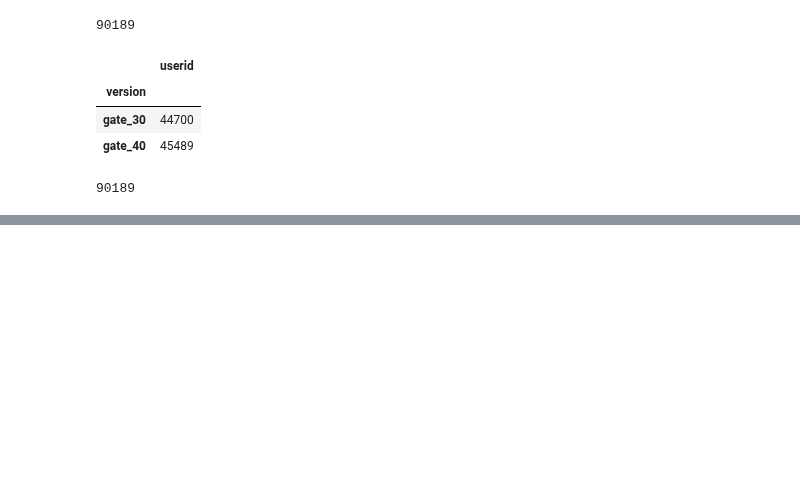
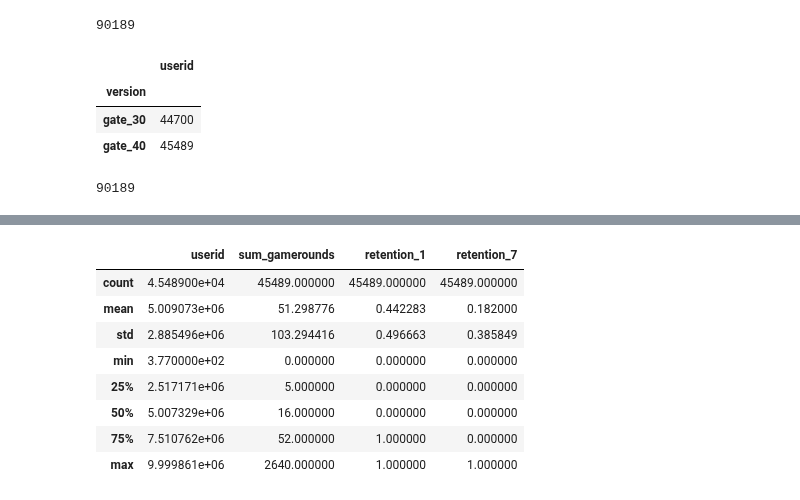
Before and after one commit to Olga643/Example, a Jupyter notebook: Untitled26.ipynb, the cells around one changed output, grey strips where cells are left out. Saved outputs shown, nothing was run; the diff lists cells and outputs as text; code cells hidden in the pictures; blank space fills up the shorter version.

```diff
--- a/Untitled26.ipynb
+++ b/Untitled26.ipynb
@@ -75,0 +109,12 @@ data.groupby("version")[["userid"]].nunique()
+# %%
+data[data['version']=='gate_40'].describe()
+# %% [output]
+|  | userid | sum_gamerounds | retention_1 | retention_7 |
+| count | 4.548900e+04 | 45489.000000 | 45489.000000 | 45489.000000 |
+| mean | 5.009073e+06 | 51.298776 | 0.442283 | 0.182000 |
+| std | 2.885496e+06 | 103.294416 | 0.496663 | 0.385849 |
+| min | 3.770000e+02 | 0.000000 | 0.000000 | 0.000000 |
+| 25% | 2.517171e+06 | 5.000000 | 0.000000 | 0.000000 |
+| 50% | 5.007329e+06 | 16.000000 | 0.000000 | 0.000000 |
+| 75% | 7.510762e+06 | 52.000000 | 1.000000 | 0.000000 |
+| max | 9.999861e+06 | 2640.000000 | 1.000000 | 1.000000 |
```
Also changed, not shown: parts of 6 cells of this notebook.
